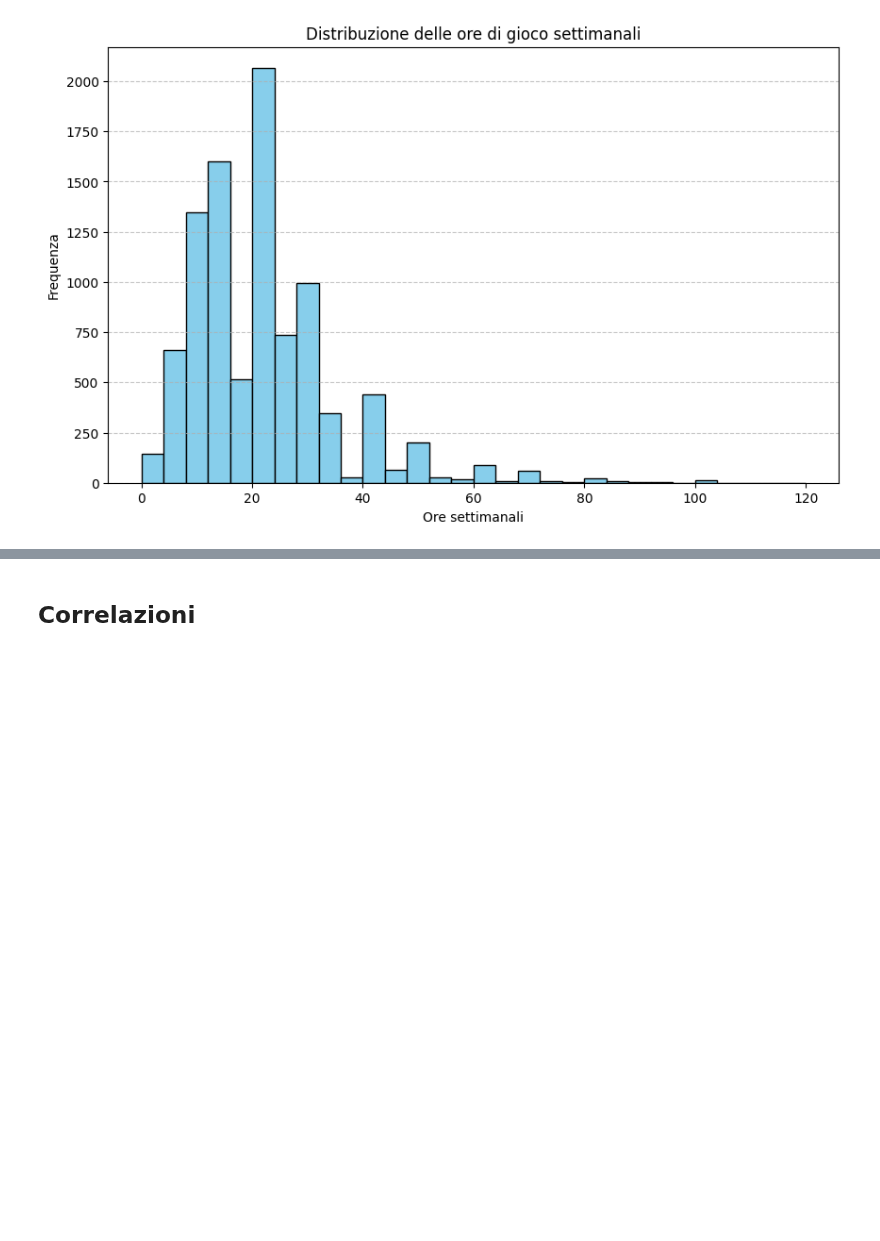
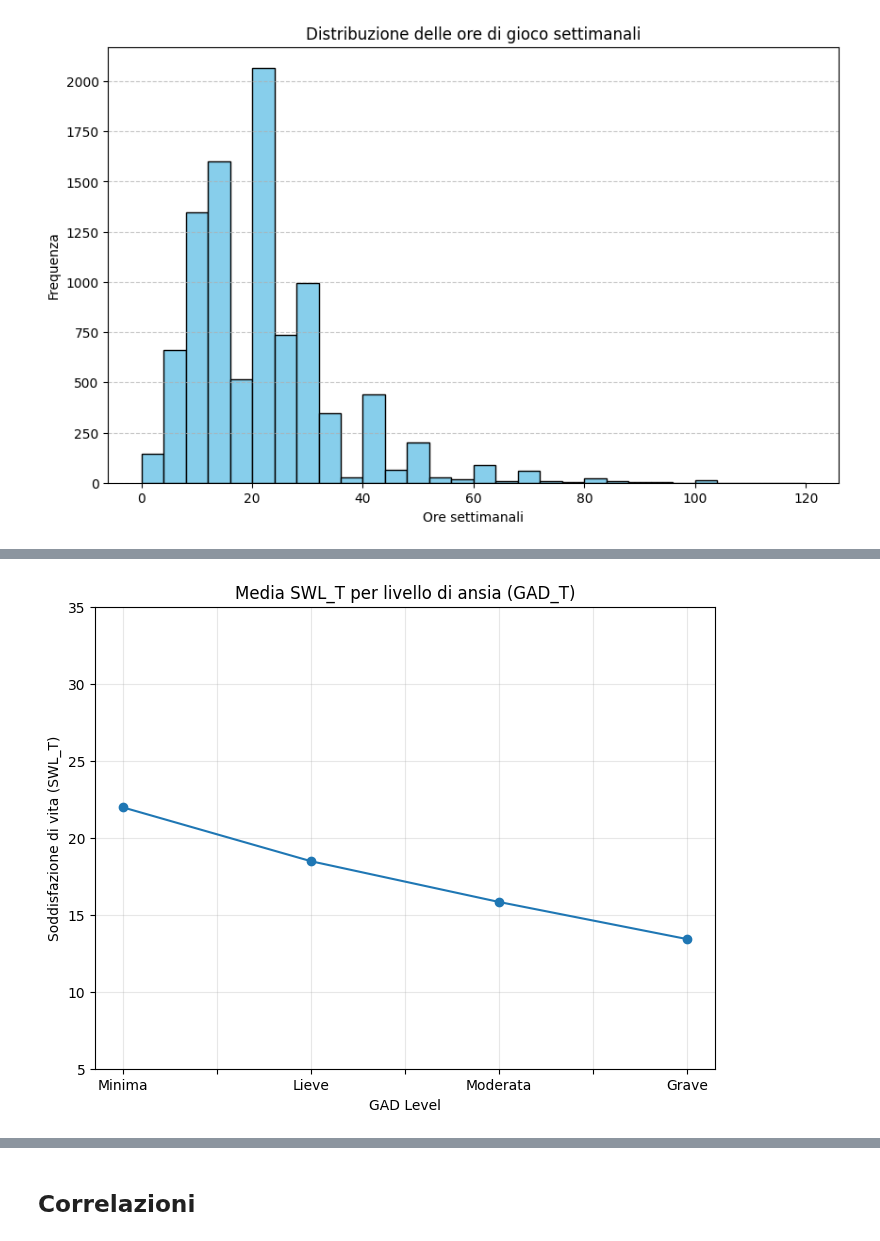
Before and after one commit to leonardogrimaldi/Progetto_Data_Intensive_24-25, a Jupyter notebook: main.ipynb, the cells around one changed output, grey strips where cells are left out. Cells and saved outputs as stored; diff of their text form; code cells hidden in the pictures; blank space fills up the shorter version.

```diff
--- a/main.ipynb
+++ b/main.ipynb
@@ -426,0 +443,28 @@ plt.show()
+# %%
+bins_gad = [0, 4, 9, 14, 21]
+labels_gad = ['Minima', 'Lieve', 'Moderata', 'Grave']
+
+lol_dataset = lol_dataset.copy()
+lol_dataset.loc[:, 'GAD_bin'] = pd.cut(
+    lol_dataset['GAD_T'],
+    bins=bins_gad,
+    labels=labels_gad,
+    include_lowest=True
+)
+
+gad_grouped = (
+    lol_dataset
+    .groupby('GAD_bin', observed=True)['SWL_T']
+    .mean()
+)
+
+plt.figure(figsize=(8,6))
+gad_grouped.plot(marker='o')
+plt.xlabel("GAD Level")
+plt.ylabel("Soddisfazione di vita (SWL_T)")
+plt.title("Media SWL_T per livello di ansia (GAD_T)")
+plt.grid(alpha=0.3)
+plt.ylim(5, 35)
+plt.show()
+# %% [output]
+[figure, added]
```
Also changed, not shown: parts of 3 cells of this notebook.
